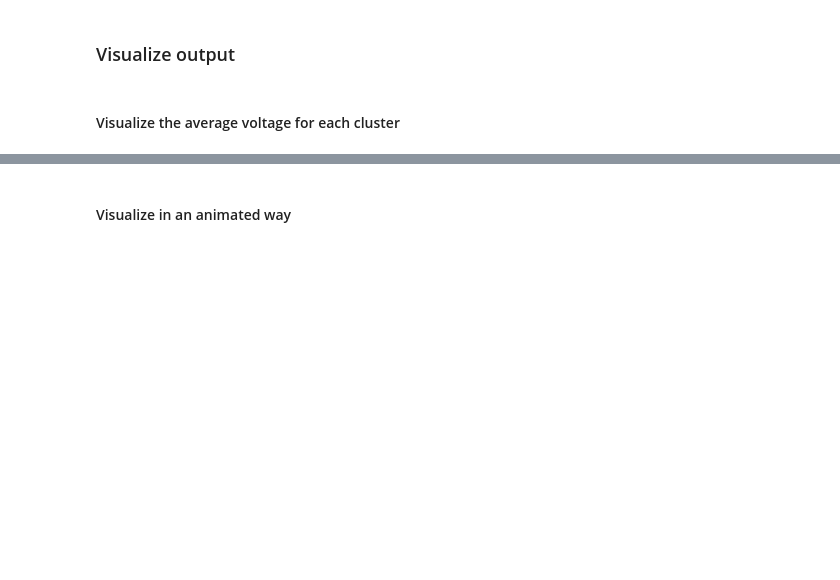
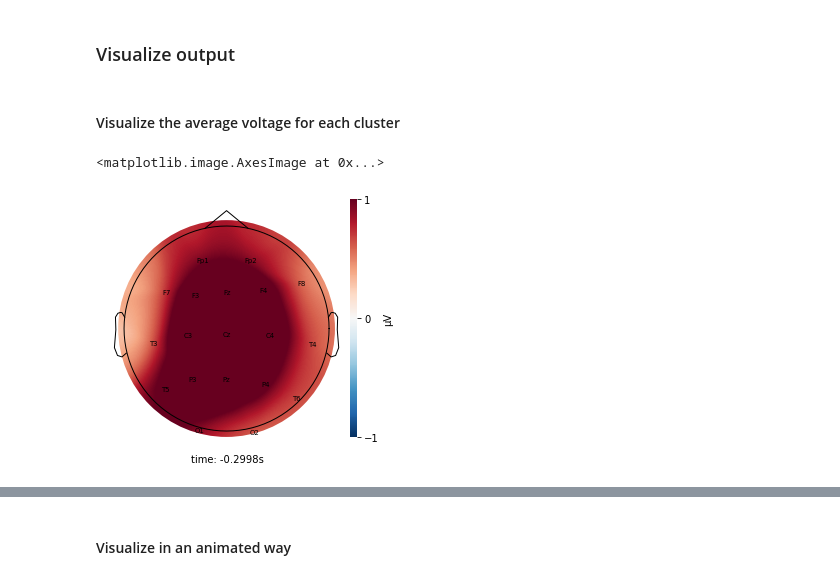
Before and after one commit to UBC-MDS/simpl_eeg_capstone, a Jupyter notebook: src/clustering/clustering_HMM.ipynb, the cells around one changed output, grey strips where cells are left out. Drawn from its saved outputs; the diff is of its cells as text; code cells hidden in the pictures; blank space fills up the shorter version.

Commit message:
try some visualizations

```diff
--- a/src/clustering/clustering_HMM.ipynb
+++ b/src/clustering/clustering_HMM.ipynb
@@ -56,3 +60,5 @@ Reading C:\Users\Yiki\Documents\UBC\MDS\Homework\capstone\simpl_eeg_capstone\dat
 entire_df = raw_full.to_data_frame()
 # %%
 channel_names=raw_full.ch_names
+# %%
+epoch = eeg_objects.Epochs("../../data/927").epoch
@@ -131,4 +173,9 @@ cluster_0 = df_result[df_result['cluster'] == 0]
 cluster_1 = df_result[df_result['cluster'] == 1]
 cluster_2 = df_result[df_result['cluster'] == 2]
 cluster_3 = df_result[df_result['cluster'] == 3]
+# %%
+topomap_2d.plot_topomap_2d(epoch, cluster_0.iloc[:, 1:20].mean().values*1e-6, mark="channel_name",  cmin=-1, cmax=1)
+# %% [output]
+<matplotlib.image.AxesImage at 0x...>
+[figure, added]
 # %%
```
Also changed, not shown: parts of 14 cells of this notebook.
